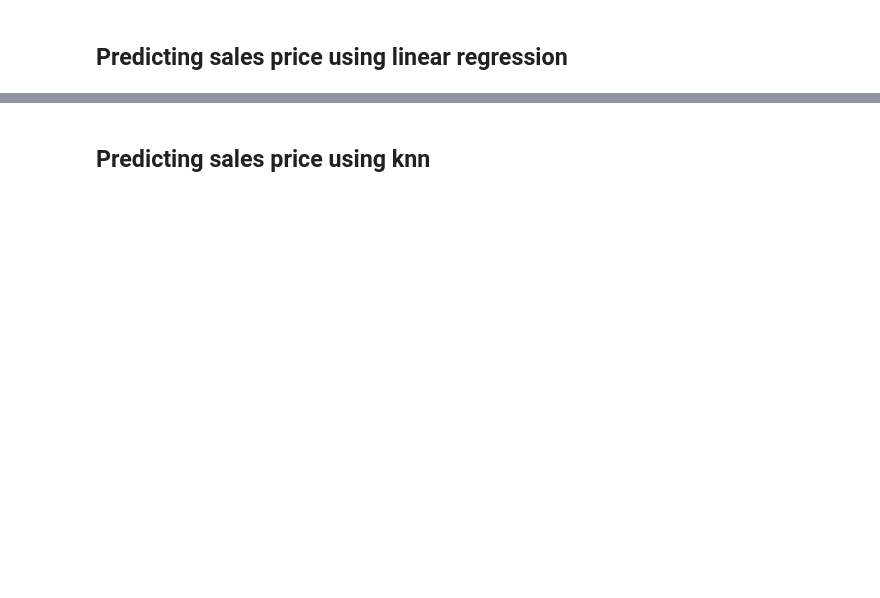
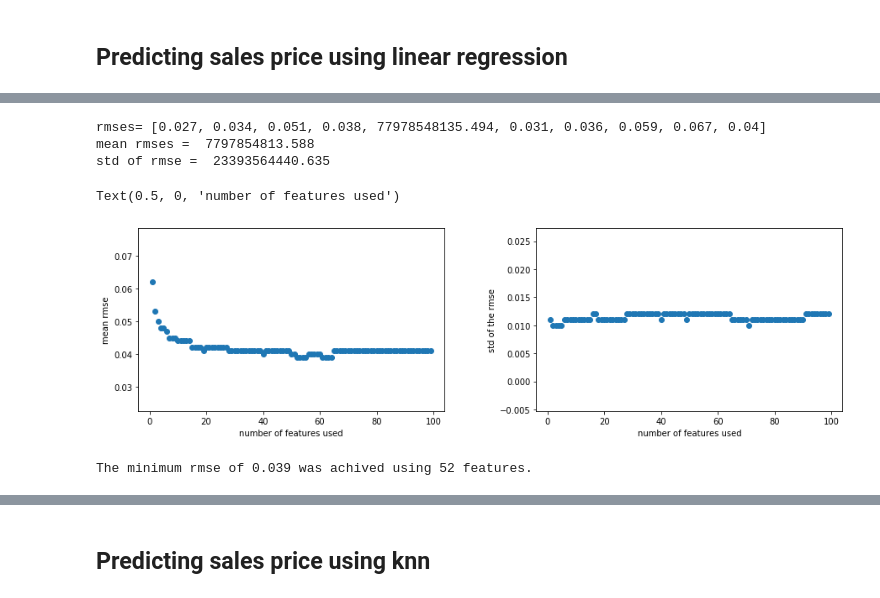
Before and after one commit to Xuehong-pdx/Projects, a Jupyter notebook: Price prediction using multiple ML algorythms.ipynb, the cells around one changed output, grey strips where cells are left out. Cells and saved outputs as stored; diff of their text form; code cells hidden in the pictures; blank space fills up the shorter version.

```diff
--- a/Price prediction using multiple ML algorythms.ipynb
+++ b/Price prediction using multiple ML algorythms.ipynb
@@ -699,0 +476,9 @@ As expected, using only four features resutled in poor performance even when usi
+# %%
+# Scale numerical columns
+
+norm_df = df.copy()
+dfn = norm_df[n_cols]
+col_max = dfn.max()
+dfn = dfn / col_max
+norm_df[n_cols] = dfn
+norm_df.head(3)
@@ -699,0 +491,68 @@ As expected, using only four features resutled in poor performance even when usi
+# %%
+# split normalized data to train test sets
+
+X_n = norm_df[features]
+y_n = norm_df.SalePrice
+X_train_n, X_test_n, y_train_n, y_test_n = train_test_split(X_n, y_n, test_size=0.2, random_state=42)
+# %%
+# Evaluate the model using 10-fold splits and 100 features.
+
+from sklearn import linear_model
+from sklearn.model_selection import cross_val_score, cross_val_predict, KFold
+
+features = X_train_n.columns[0:100]
+kf = KFold(10, shuffle = True, random_state = 1)
+lr = linear_model.LinearRegression()
+y_pred = cross_val_predict(lr, X_train_n[features], y_train_n, cv = kf)
+mses = cross_val_score(lr, X_train_n[features], y_train_n, scoring = 'neg_mean_squared_error', cv = kf)
+rmses = np.sqrt(np.abs(mses))
+mean_rmse = np.mean(rmses)
+rmse_std = np.std(rmses)
+print('rmses=', [round(x, 3) for x in rmses])
+print('mean rmses = % .3f' %mean_rmse)
+print('std of rmse = % .3f' %rmse_std)
+# %% [output]
+rmses= [0.027, 0.034, 0.051, 0.038, 77978548135.494, 0.031, 0.036, 0.059, 0.067, 0.04]
+mean rmses =  7797854813.588
+std of rmse =  23393564440.635
+# %%
+# feature selection using forward selection method.
+
+mean_rmse_dict = {}
+std_rmse_dict = {}
+for i in range(1, len(features)):
+    kf = KFold(10, shuffle = True, random_state = 1)
+    lr = linear_model.LinearRegression()
+    y_pred = cross_val_predict(lr, X_train_n.iloc[:, 0:i], y_train_n, cv = kf)
+    mses = cross_val_score(lr, X_train_n.iloc[:, 0:i], y_train_n, scoring = 'neg_mean_squared_error', cv = kf)
+    rmses = np.sqrt(np.abs(mses))
+    avg_rmse = np.mean(rmses)
+    std_rmse = np.std(rmses)
+    mean_rmse_dict[i] = round(avg_rmse, 3)
+    std_rmse_dict[i] = round(std_rmse, 3)
+
+mean_norm_df = pd.DataFrame(mean_rmse_dict.items(), columns = ['n_features', 'rmse'])
+std_norm_df = pd.DataFrame(std_rmse_dict.items(), columns = ['n_features', 'std_rmse'])
+# %%
+fig = plt.figure(figsize = (15,4))
+fig.subplots_adjust(wspace=0.3)
+ax1 = fig.add_subplot(1, 2, 1)
+ax1.scatter(mean_norm_df.n_features, mean_norm_df.rmse)
+ax1.set_ylabel('mean rmse')
+ax1.set_xlabel('number of features used')
+
+ax2 = fig.add_subplot(1, 2, 2)
+ax2.scatter(std_norm_df.n_features, std_norm_df.std_rmse)
+ax2.set_ylabel('std of the rmse')
+ax2.set_xlabel('number of features used')
+# %% [output]
+Text(0.5, 0, 'number of features used')
+[figure, added]
+# %%
+# find the index and value for the number of features that related to the smallest error.
+
+min_idx_n = int(mean_norm_df[['rmse']].idxmin())+1
+min_rmse_n = mean_norm_df.rmse.min()
+print('The minimum rmse of', min_rmse_n, 'was achived using', min_idx_n, 'features.')
+# %% [output]
+The minimum rmse of 0.039 was achived using 52 features.
```
Also changed, not shown: parts of 162 cells of this notebook.
